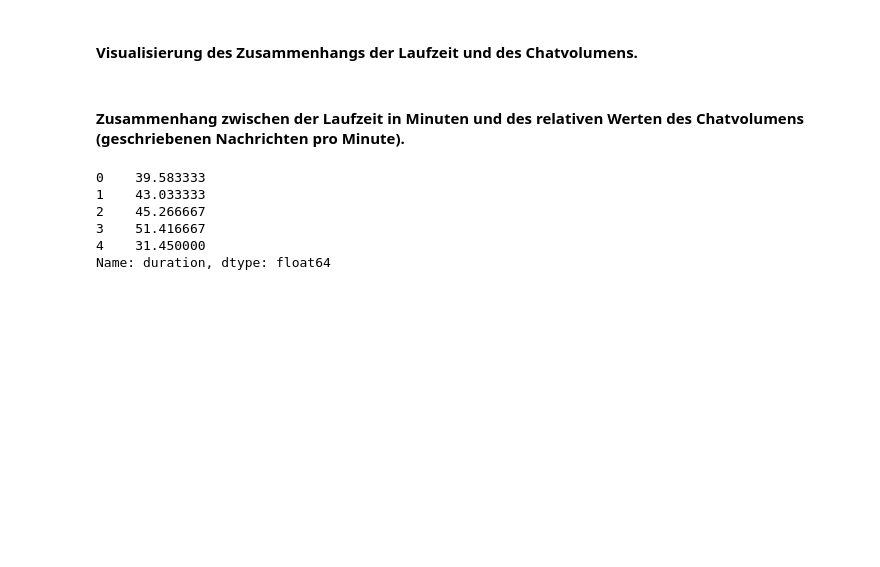
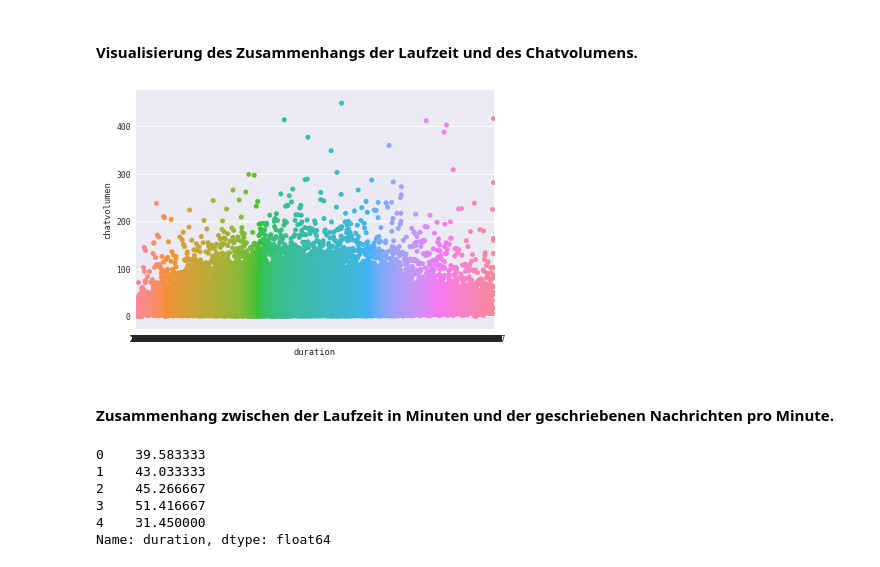
Before and after one commit to agruenth/BDA_SS17, a Jupyter notebook: Aufgabe 3.ipynb, the cells around one changed output. Cells and saved outputs as stored; diff of their text form; code cells hidden in the pictures; blank space fills up the shorter version.

```diff
--- a/Aufgabe 3.ipynb
+++ b/Aufgabe 3.ipynb
@@ -81,0 +72,2 @@ Name: match_id, dtype: int64
+# %%
+match = match.drop(['start_time', 'tower_status_radiant', 'tower_status_dire', 'barracks_status_radiant', 'barracks_status_dire', 'first_blood_time', 'game_mode', 'negative_votes', 'positive_votes', 'cluster'], axis=1)
@@ -81,0 +87,4 @@ Name: match_id, dtype: int64
+# %%
+chat['nachlänge'] = chat['key'].str.len()
+chat['team'] = pd.cut(chat['slot'],[0,5,10],labels=[True, False])
+chat.head()
@@ -81,0 +110,12 @@ Name: match_id, dtype: int64
+# %%
+#Gesamtanzahl an Chatzeichen während des Spiels
+match['Gesamtzeichen'] = chat[['match_id', 'Nachlänge']].groupby('match_id').sum()
+#Wie viel wird insgesamt gechattet
+match ['chatvolumen'] = chat['match_id'].value_counts()
+#Anzahl der
+match['Anzahl'] = chat[['match_id', 'Nachlänge']].groupby('match_id').count()
+#Durchschnittliche Nachrichtenlänge
+match ['durchlä'] = chat['Nachlänge'] / match['Anzahl']
+#Spiellänge
+match ['Spiellänge'] = match['duration']
+match.head()
@@ -91,2 +135,0 @@ chatvolumen[0]
-# %%
-match['chatvolumen'] = chatvolumen
@@ -136,5 +165,9 @@ zu
+# %%
+a = sns.stripplot(x='duration', y='chatvolumen', data =match)
+# %% [output]
+[figure, added]
 # %% [markdown]
-#### Zusammenhang zwischen der Laufzeit in Minuten und des relativen Werten des Chatvolumens (geschriebenen Nachrichten pro Minute).
+#### Zusammenhang zwischen der Laufzeit in Minuten und der geschriebenen Nachrichten pro Minute.
 # %%
 #laufzeit in minuten
 laufzeitm = match['duration']/60
```
Also changed, not shown: parts of 26 cells of this notebook.
